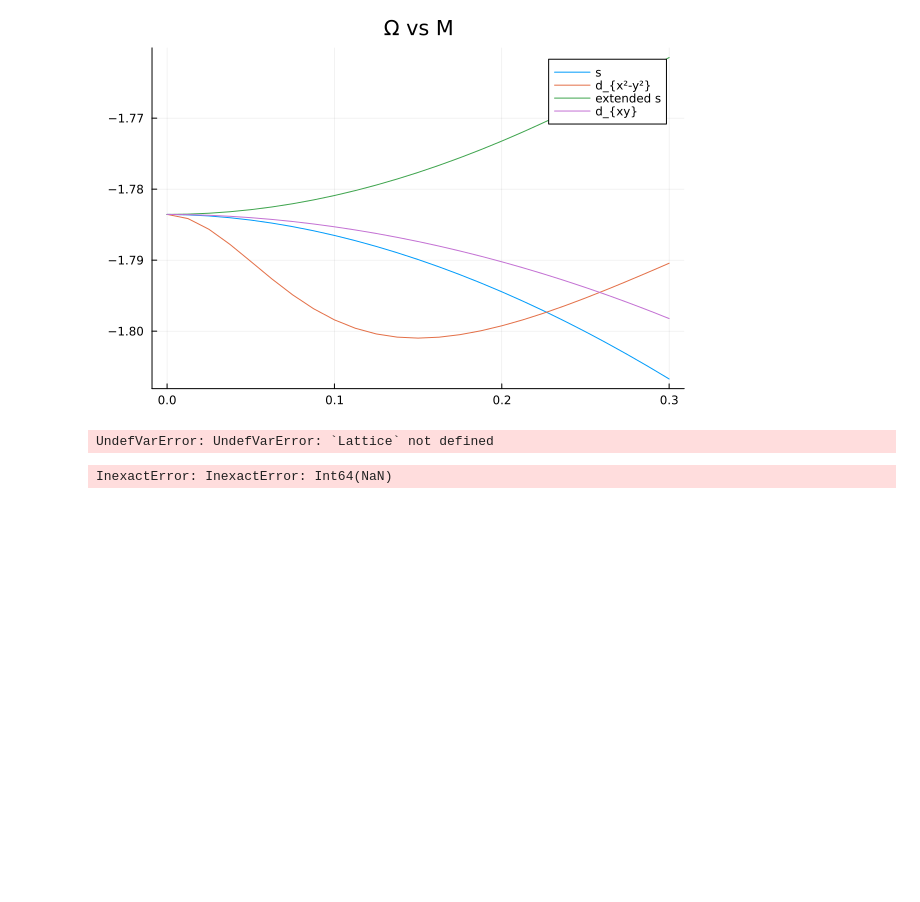
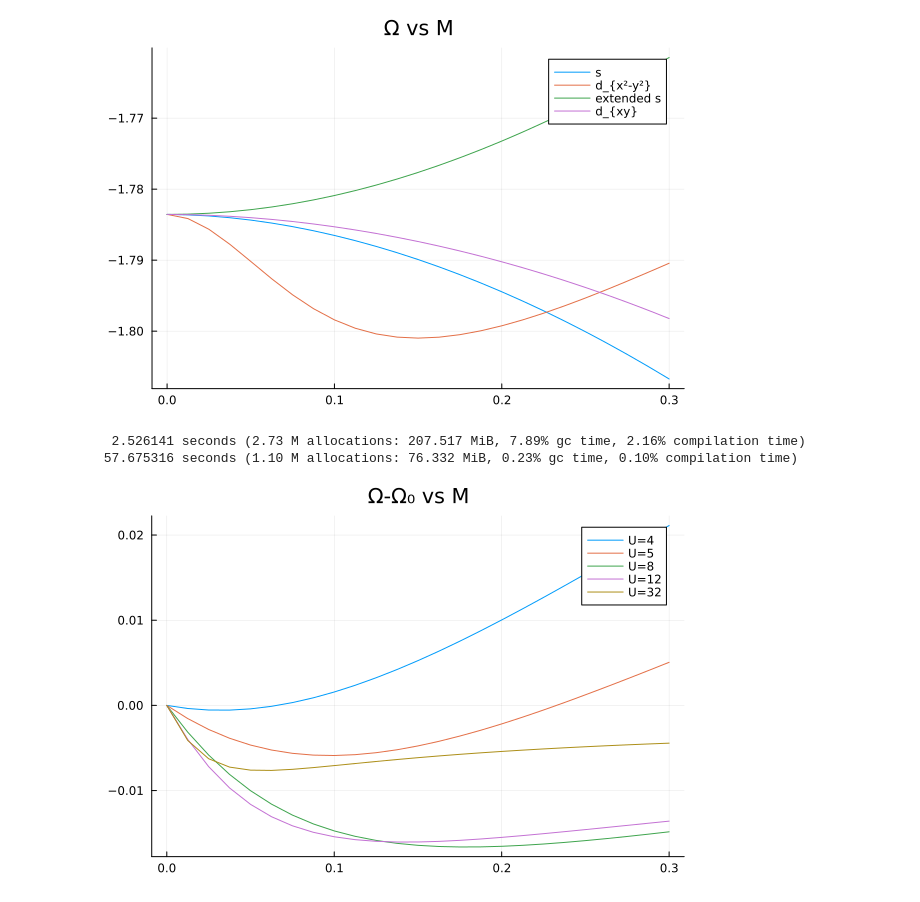
Before and after one commit to ZongYongyue/QuantumClusterTheories.jl, a Jupyter notebook: demo/phasetransition.ipynb, the cells around one changed output. Cells and saved outputs as stored; diff of their text form; code cells hidden in the pictures; blank space fills up the shorter version.

```diff
--- a/demo/phasetransition.ipynb
+++ b/demo/phasetransition.ipynb
@@ -69,38 +73,34 @@ plot!(range(0, 0.3, 25), gps[4], label="d_{xy}", legend=:topright, title="Ω vs
 # %%
 
 unitcell = Lattice([0, 0]; vectors=[[1, 0],[0, 1]])
 cluster = Lattice([0, 0], [1/2, √3/2], [-1/2, √3/2]; vectors=[[3/2, √3/2],[0, √3]])
 hilbert = Hilbert(site=>Fock{:f}(1, 2) for site=1:length(cluster))
 bs = BinaryBases(6, 3)
 t = Hopping(:t, Complex(-1.0), 1)
-U = Hubbard(:U, Complex(4.0))
-μ = Onsite(:μ, -2.0)
+U = Hubbard(:U, Complex(0.0))
+μ = Onsite(:μ, -0.0)
 origiterms = (t, U, μ)
 t_r = Hopping(:t, Complex(-1.0), 1)
 r = Onsite(:r, Complex(0.0),coupling_by_spinrotation(π/2, π/2); amplitude=belongs([1]))
 g = Onsite(:g, Complex(0.0),coupling_by_spinrotation(π/2, 7π/6); amplitude=belongs([2]))
 b = Onsite(:b, Complex(0.0),coupling_by_spinrotation(π/2, 11π/6); amplitude=belongs([3]))
 referterms = (t_r, U, μ, r, g, b)
 neighbors = Neighbors(0=>0.0, 1=>1.0)
-varparams = [(μ = u, r = a, g = a, b = a) for u in [-1.99,], a in range(1e-9, 0.3, 25)]
+varparams = [(U = u, r = a, g = a, b = a) for u in [4, 5, 8, 12, 32], a in range(1e-9, 0.3, 25)]
 rz = ReciprocalZone(reciprocals(cluster.vectors); length=100)
-spawn(16)
+spawn(3)
 @everywhere begin
     include("./supplement.jl")
 end
 @time vcas = pmap(param -> VCA(:S, unitcell, cluster, hilbert, origiterms, referterms, bs, param; neighbors=neighbors, m=200), varparams)
-@time gps = pmap(vca -> GrandPotential(:f, vca, rz, 0.0), vcas)
+@time gps = pmap(vca -> GrandPotential(:f, vca, rz, real(Parameters(vca.refergenerator)[:U]/2)), vcas)
 
-f = plot(range(0, 0.3, 25), gps[1,:], label="1", legend=:topright, title="Ω-Ω₀ vs M")
-#=
-plot!(range(0, 0.3, 25), gps[2,:], label="2", legend=:topright, title="Ω-Ω₀ vs M")
-plot!(range(0, 0.3, 25), gps[3,:], label="3", legend=:topright, title="Ω-Ω₀ vs M")
-plot!(range(0, 0.3, 25), gps[4,:], label="4", legend=:topright, title="Ω-Ω₀ vs M")
-plot!(range(0, 0.3, 25), gps[5,:], label="5", legend=:topright, title="Ω-Ω₀ vs M")
-=#
+f = plot(range(0, 0.3, 25), gps[1,:].-gps[1,1], label="U=4", legend=:topright, title="Ω-Ω₀ vs M")
+plot!(range(0, 0.3, 25), gps[2,:].-gps[2,1], label="U=5", legend=:topright, title="Ω-Ω₀ vs M")
+plot!(range(0, 0.3, 25), gps[3,:].-gps[3,1], label="U=8", legend=:topright, title="Ω-Ω₀ vs M")
+plot!(range(0, 0.3, 25), gps[4,:].-gps[4,1], label="U=12", legend=:topright, title="Ω-Ω₀ vs M")
+plot!(range(0, 0.3, 25), gps[5,:].-gps[5,1], label="U=32", legend=:topright, title="Ω-Ω₀ vs M")
 # %% [output]
-UndefVarError: UndefVarError: `Lattice` not defined
+  2.526141 seconds (2.73 M allocations: 207.517 MiB, 7.89% gc time, 2.16% compilation time)
+ 57.675316 seconds (1.10 M allocations: 76.332 MiB, 0.23% gc time, 0.10% compilation time)
+[figure, added]
-# %%
-BinaryBases(1:6)
-# %% [output]
-InexactError: InexactError: Int64(NaN)
```
Also changed, not shown: parts of 1 cell of this notebook, 2 other files.
